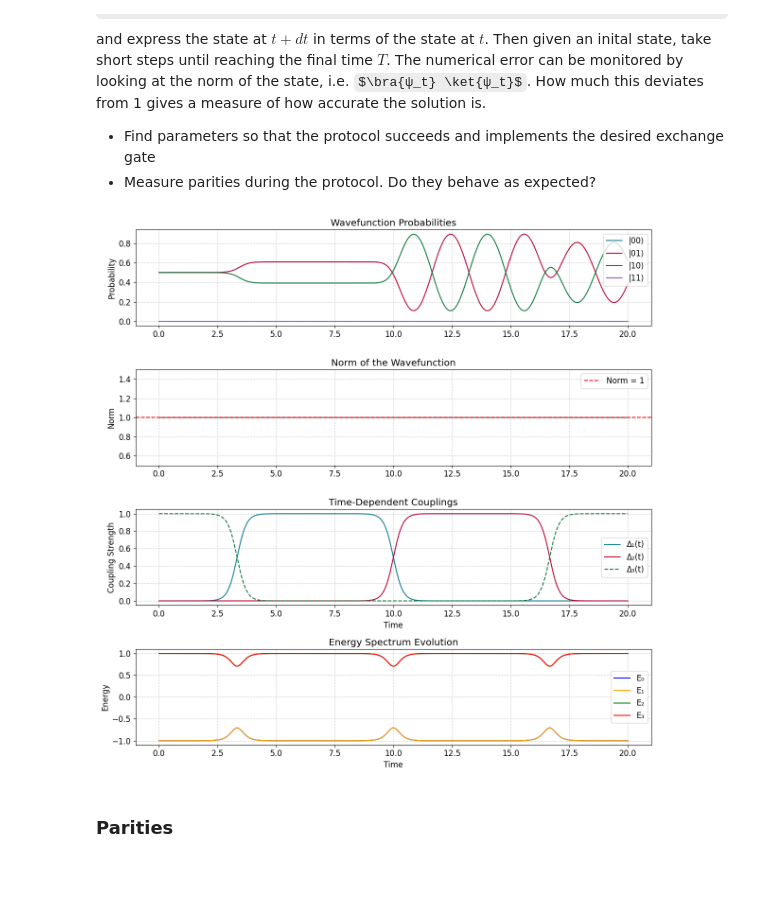
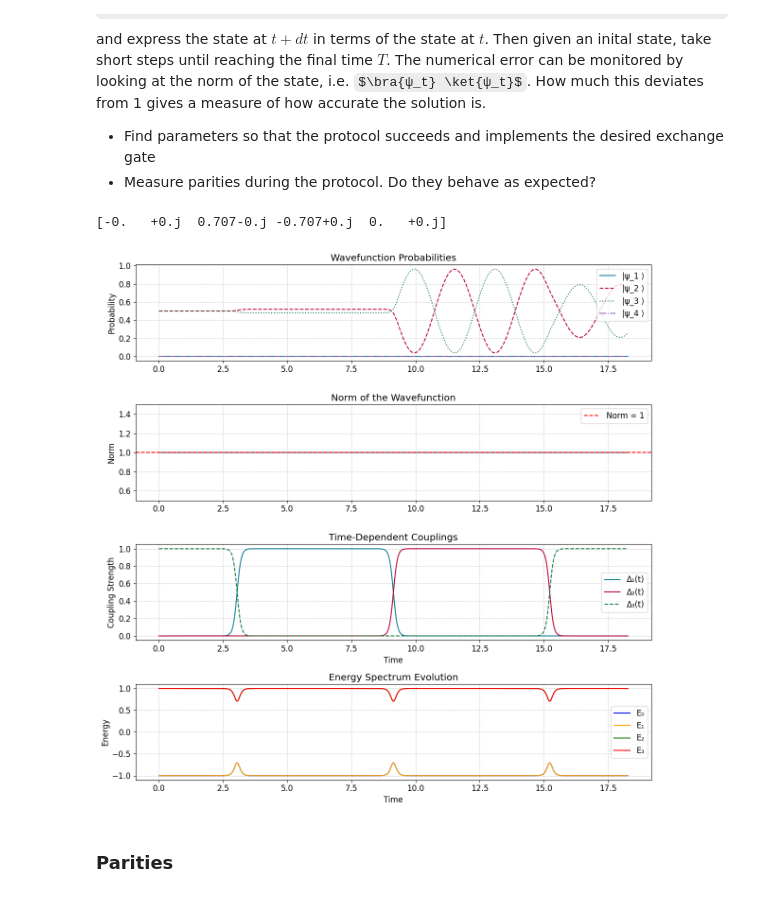
Before and after one commit to hishemok/FYS5419, a Jupyter notebook: Project_2/Braiding_project.ipynb, the cells around one changed output. Saved outputs shown, nothing was run; the diff lists cells and outputs as text; code cells hidden in the pictures; some formulas as TeX source.

```diff
--- a/Project_2/Braiding_project.ipynb
+++ b/Project_2/Braiding_project.ipynb
@@ -444,10 +444,9 @@ def build_hamiltonian(t, T_total, Delta_max, Delta_min, s, width, g0, g1, g2, g3
     """
 
     # Time-dependent couplings
-    Δ3 = delta_pulse(t, 0, width, s, Delta_max, Delta_min) + delta_pulse(t, T_total, width, s, Delta_max, Delta_min)
+    Δ3 = delta_pulse(t, 0, width, s, Delta_max, Delta_min) + delta_pulse(t, T_total, width, s, Delta_max, Delta_min) - Delta_min
     Δ1 = delta_pulse(t, T_total/3, width, s, Delta_max, Delta_min)
     Δ2 = delta_pulse(t, 2*T_total/3, width, s, Delta_max, Delta_min)
-    # Δ1 += delta_pulse(t, T_total, width, s, Delta_max, Delta_min)
 
 
     # Construct Hamiltonian terms
@@ -476,8 +475,9 @@ def plot_results(times, energies, couplings):
 
     # Plot energy spectrum
     plt.subplot(2, 1, 1)
+    linestyles = ['-', '--', '-.', ':']
     for i in range(4):
-        plt.plot(times, energies[:, i], label=f'E{i}')
+        plt.plot(times, energies[:, i], label=f'E{i}', linestyle=linestyles[i])
     plt.ylabel('Energy')
     plt.title('Energy Spectrum Evolution')
     plt.legend()
@@ -504,7 +504,7 @@ g2, g3 = majorana_ops(1, 2)  # γ₂, γ₃
 
 T_total = 1.0
 Delta_max = 1.0
-Delta_min = 0.0
+Delta_min = 0.1
 s = 50.0
 width = T_total/3
 # Parameters
@@ -588,10 +588,10 @@ def plot_evolution(times, psi, norms, couplings,evals):
 
     # Plot wavefunction probabilities
     plt.subplot(4, 1, 1)
-    plt.plot(times, np.abs(psi[:, 0])**2, label='|00⟩')
-    plt.plot(times, np.abs(psi[:, 1])**2, label='|01⟩')
-    plt.plot(times, np.abs(psi[:, 2])**2, label='|10⟩')
-    plt.plot(times, np.abs(psi[:, 3])**2, label='|11⟩')
+    plt.plot(times, np.abs(psi[:, 0])**2, label='|ψ_1 ⟩',linestyle='-')
+    plt.plot(times, np.abs(psi[:, 1])**2, label='|ψ_2 ⟩',linestyle='--')
+    plt.plot(times, np.abs(psi[:, 2])**2, label='|ψ_3 ⟩',linestyle=':')
+    plt.plot(times, np.abs(psi[:, 3])**2, label='|ψ_4 ⟩',linestyle='-.')
     # plt.xlabel('Time')
     plt.ylabel('Probability')
     plt.title('Wavefunction Probabilities')
@@ -626,37 +626,42 @@ def plot_evolution(times, psi, norms, couplings,evals):
     plt.plot(times, evals[:, 3], label='E₃', color='red')
     plt.xlabel('Time')
     plt.ylabel('Energy')
     plt.title('Energy Spectrum Evolution')
     plt.legend()
     plt.tight_layout()
     plt.show()
 
 
 
 g0, g1 = majorana_ops(0, 2)  # γ₀, γ₁
 g2, g3 = majorana_ops(1, 2)  # γ₂, γ₃
 
 
 
-T_total = 20.0
+T_total = 18.272727272727273
 Delta_max = 1.0
 Delta_min = 0.0
-s = 5.0
+s = 12.701010101010102
 width = T_total/3
 
 H, (Δ1, Δ2, Δ3) = build_hamiltonian(times[0], T_total, Delta_max, Delta_min, s, width, g0, g1, g2, g3)
 eigvals, evecs = np.linalg.eigh(H)
-psi0 = evecs[:, 1]  # Choose the ground state as the initial state
+psi0 = evecs[:, 1]  # Choose psi0 odd parity subspace
 
+print(psi0)
 # psi0 = np.array([0,1,0,0],dtype=np.complex128)#Delta_max * np.array([0,1j*(np.sqrt(3) - 1), -1j+1,0], dtype=np.complex128)  # Initial state |01⟩
 psi0 /= np.linalg.norm(psi0)  # Normalize the initial state
 
 
 #
+# print(evals[-1,0],evals[-1,1],evals[-1,2],evals[-1,3])
+# print(evecs[-1,0],evecs[-1,1],evecs[-1,2],evecs[-1,3])
+
 times, psi, norms, couplings, evals, evecs = evolve_wavefunction(psi0, T_total, Delta_max, Delta_min, s, width, g0, g1, g2, g3, n_steps=4000)
 plot_evolution(times, psi, norms, couplings,evals)
 # %% [output]
+[-0.   +0.j  0.707-0.j -0.707+0.j  0.   +0.j]
-[figure, old version]
+[figure, new version]
 # %% [markdown]
 ### Parities
 # %%
```
Also changed, not shown: parts of 8 cells of this notebook.
